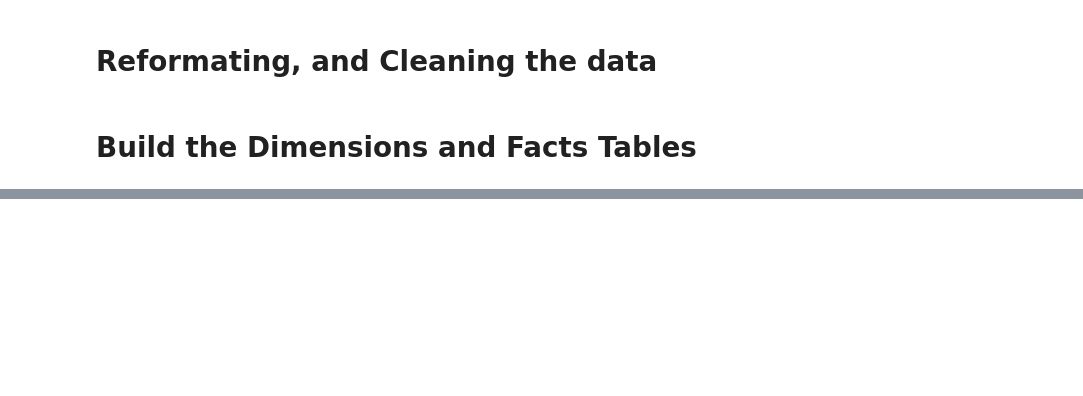
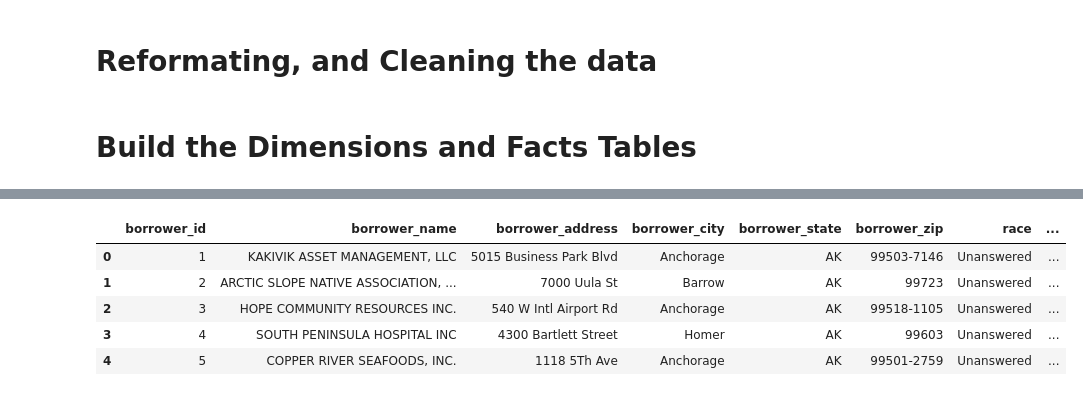
Before and after one commit to joseASC6/PPP_loan_analysis, a Jupyter notebook: programming_scripts/transform_and_load_data.ipynb, the cells around one changed output, grey strips where cells are left out. Cells and saved outputs as stored; diff of their text form; code cells hidden in the pictures; blank space fills up the shorter version.

```diff
--- a/programming_scripts/transform_and_load_data.ipynb
+++ b/programming_scripts/transform_and_load_data.ipynb
@@ -626,0 +699,10 @@ if __name__ == "__main__":
+# %%
+dim_term = clean_ppp_data[['term_month']].drop_duplicates()
+dim_term = dim_term.sort_values(by='term_month')
+dim_term["term_id"] = range(1, len(dim_term) + 1)
+dim_term = dim_term[['term_id', 'term_month']]
+dim_term = dim_term.reset_index(drop=True)
+
+clean_ppp_data = clean_ppp_data.merge(dim_term[['term_month', 'term_id']], on='term_month', how='left', suffixes=('', '_dim_term'))
+
+dim_term.head()
@@ -626,0 +716,9 @@ if __name__ == "__main__":
+# %%
+dim_business_age = clean_ppp_data[['business_age_description']].drop_duplicates()
+dim_business_age["business_age_id"] = range(1, len(dim_business_age) + 1)
+dim_business_age = dim_business_age[['business_age_id', 'business_age_description']]
+dim_business_age = dim_business_age.reset_index(drop=True)
+
+clean_ppp_data = clean_ppp_data.merge(dim_business_age[['business_age_description', 'business_age_id']], on='business_age_description', how='left', suffixes=('', '_dim_business_age'))
+
+dim_business_age.head()
@@ -626,0 +759,12 @@ if __name__ == "__main__":
+# %%
+dim_originating_lender = clean_ppp_data[['originating_lender_location_id', 'originating_lender', 'originating_lender_city', 'originating_lender_state']].drop_duplicates()
+dim_originating_lender["originating_lender_id"] = range(1, len(dim_originating_lender) + 1)
+# Change column order
+dim_originating_lender = dim_originating_lender[['originating_lender_id', 'originating_lender_location_id', 'originating_lender', 'originating_lender_city', 'originating_lender_state']]
+# Reset the index
+dim_originating_lender = dim_originating_lender.reset_index(drop=True)
+
+# Merge the clean_ppp_data with the dim_originating_lender to get the originating_lender_id
+clean_ppp_data = clean_ppp_data.merge(dim_originating_lender[['originating_lender_location_id', 'originating_lender_id']], on='originating_lender_location_id', how='left', suffixes=('', '_dim_originating_lender'))
+
+dim_originating_lender.head()
@@ -626,0 +778,19 @@ if __name__ == "__main__":
+# %%
+dim_borrower = clean_ppp_data[['borrower_name', 'borrower_address', 'borrower_city', 'borrower_state', 'borrower_zip', 'race', 'ethnicity', 'gender', 'veteran', 'franchise_name', 'nonprofit', 'jobs_reported']].drop_duplicates()
+dim_borrower["borrower_id"] = range(1, len(dim_borrower) + 1)
+# Change the column order
+dim_borrower = dim_borrower[['borrower_id', 'borrower_name', 'borrower_address', 'borrower_city','borrower_state', 'borrower_zip', 'race', 'ethnicity', 'gender', 'veteran', 'franchise_name', 'nonprofit', 'jobs_reported']]
+
+# Reset the index
+dim_borrower = dim_borrower.reset_index(drop=True)
+
+# Merge the clean_ppp_data with the dim_borrower to get the borrower_id
+clean_ppp_data = clean_ppp_data.merge(dim_borrower[['borrower_name', 'borrower_address', 'borrower_city', 'borrower_state', 'borrower_zip', 'borrower_id']], on=['borrower_name', 'borrower_address', 'borrower_city', 'borrower_state', 'borrower_zip'], how='left', suffixes=('', '_dim_borrower'))
+dim_borrower.head()
+# %% [output]
+|  | borrower_id | borrower_name | borrower_address | borrower_city | borrower_state | borrower_zip | race | ... |
+| 0 | 1 | KAKIVIK ASSET MANAGEMENT, LLC | 5015 Business Park Blvd | Anchorage | AK | 99503-7146 | Unanswered | ... |
+| 1 | 2 | ARCTIC SLOPE NATIVE ASSOCIATION, ... | 7000 Uula St | Barrow | AK | 99723 | Unanswered | ... |
+| 2 | 3 | HOPE COMMUNITY RESOURCES INC. | 540 W Intl Airport Rd | Anchorage | AK | 99518-1105 | Unanswered | ... |
+| 3 | 4 | SOUTH PENINSULA HOSPITAL INC | 4300 Bartlett Street | Homer | AK | 99603 | Unanswered | ... |
+| 4 | 5 | COPPER RIVER SEAFOODS, INC. | 1118 5Th Ave | Anchorage | AK | 99501-2759 | Unanswered | ... |
```
Also changed, not shown: parts of 56 cells of this notebook, 4 other files.
